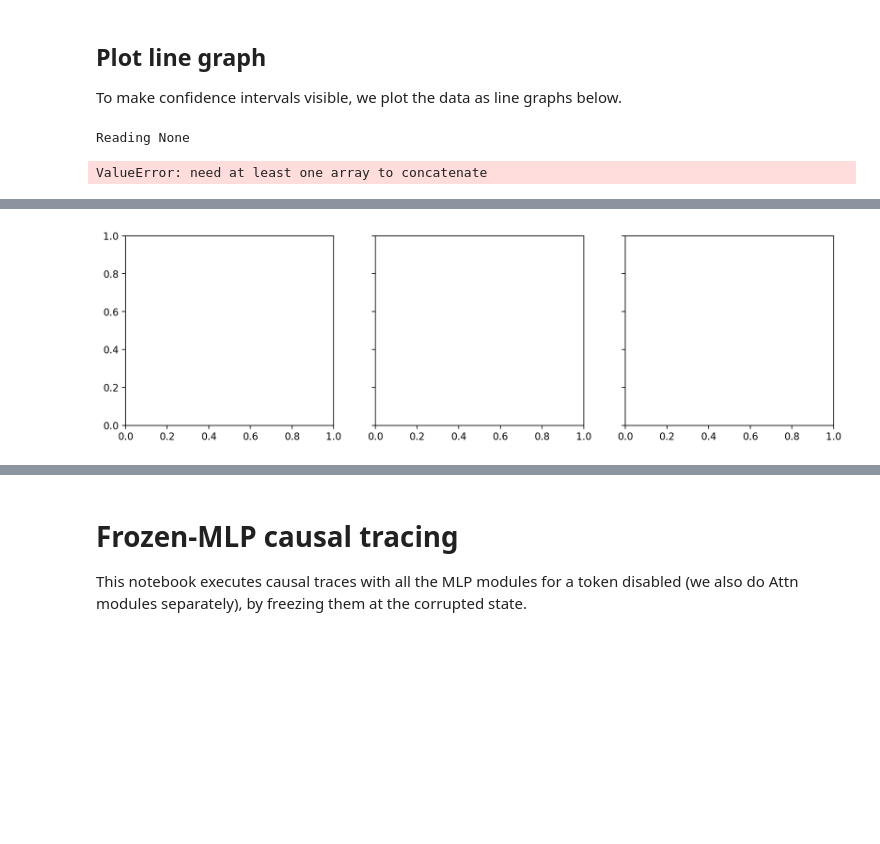
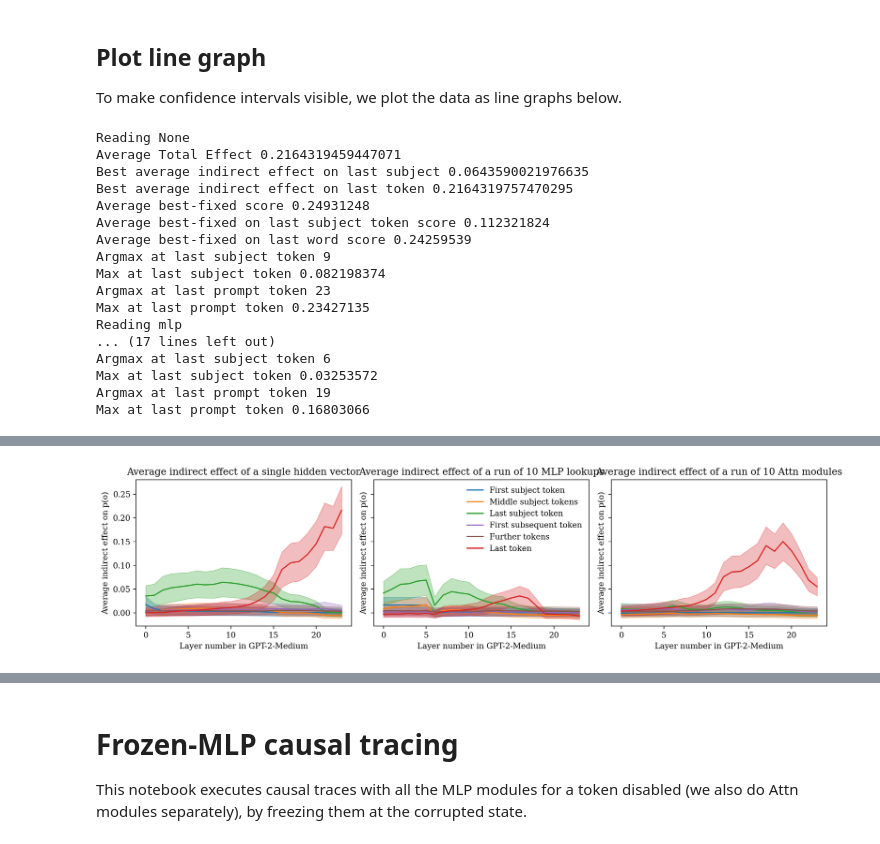
Before and after one commit to khnhenriette/ProjectADL, a Jupyter notebook: notebooks/average_causal_effects.ipynb, the cells around one changed output, grey strips where cells are left out. Drawn from its saved outputs; the diff is of its cells as text; code cells hidden in the pictures; blank space fills up the shorter version.

```diff
--- a/notebooks/average_causal_effects.ipynb
+++ b/notebooks/average_causal_effects.ipynb
@@ -254,7 +258,9 @@ def plot_array(
     plt.show()
 
 # there are 1209 factual associations in the knowns dataset, i.e. numbered from 0 to 1208
-the_count = 1208
+# we only included the first 100 here
+#the_count = 1208
+the_count = 100
 high_score = None  # Scale all plots according to the y axis of the first plot
 
 for kind in [None, "mlp", "attn"]:
@@ -309,7 +347,7 @@ for j, (kind, title) in enumerate(
     ]
 ):
     print(f"Reading {kind}")
-    d = read_knowlege(225, kind, arch)
+    d = read_knowlege(100, kind, arch)
     for i, label in list(enumerate(labels)):
         y = d["result"][i] - d["low_score"]
         if x is None:
@@ -331,4 +369,19 @@ plt.savefig(f"results/{arch}/causal_trace/summary_pdfs/lineplot-causaltrace.pdf"
 plt.show()
 # %% [output]
 Reading None
+Average Total Effect 0.2164319459447071
+Best average indirect effect on last subject 0.0643590021976635
+Best average indirect effect on last token 0.2164319757470295
+Average best-fixed score 0.24931248
+Average best-fixed on last subject token score 0.112321824
+Average best-fixed on last word score 0.24259539
+Argmax at last subject token 9
+Max at last subject token 0.082198374
+Argmax at last prompt token 23
+Max at last prompt token 0.23427135
+Reading mlp
+... (17 lines left out)
+Argmax at last subject token 6
+Max at last subject token 0.03253572
+Argmax at last prompt token 19
+Max at last prompt token 0.16803066
-ValueError: need at least one array to concatenate
@@ -352 +388 @@ WARNING:matplotlib.font_manager:findfont: Font family 'Times New Roman' not foun
-[figure, old version]
+[figure, new version]
```
Also changed, not shown: parts of 13 cells of this notebook.
